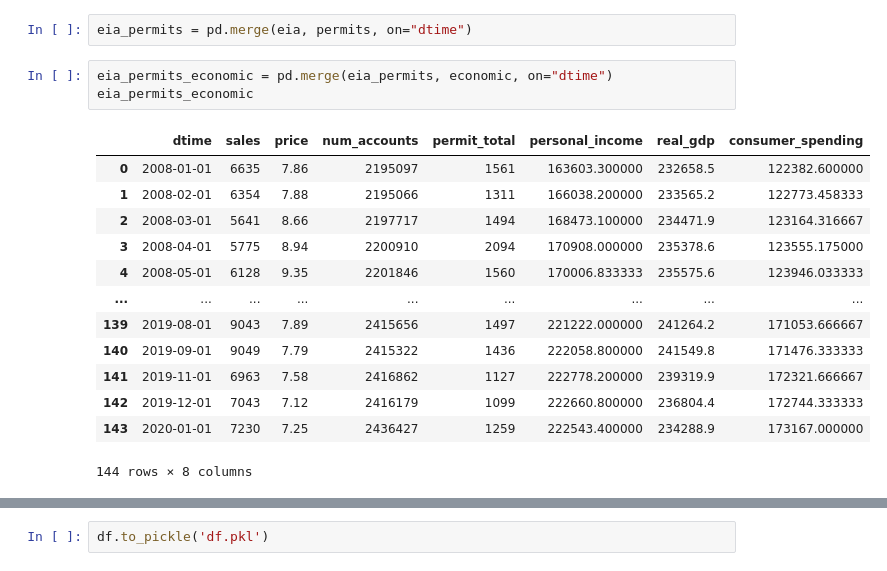
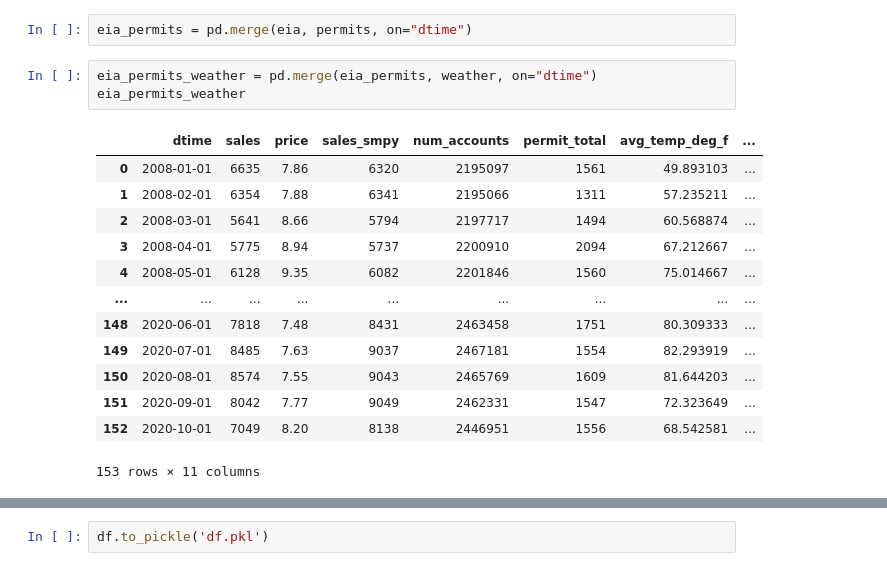
Before and after one commit to dunleavyjason/electricity_usage, a Jupyter notebook: merge_eda.ipynb, the cells around one changed output, grey strips where cells are left out. Drawn from its saved outputs; the diff is of its cells as text.

```diff
--- a/merge_eda.ipynb
+++ b/merge_eda.ipynb
@@ -92,19 +93,19 @@ state_pop
 # %%
 eia_permits = pd.merge(eia, permits, on="dtime")
 # %%
-eia_permits_economic = pd.merge(eia_permits, economic, on="dtime")
-eia_permits_economic
+eia_permits_weather = pd.merge(eia_permits, weather, on="dtime")
+eia_permits_weather
 # %% [output]
-|  | dtime | sales | price | num_accounts | permit_total | personal_income | real_gdp | consumer_spending |
-| 0 | 2008-01-01 | 6635 | 7.86 | 2195097 | 1561 | 163603.300000 | 232658.5 | 122382.600000 |
-| 1 | 2008-02-01 | 6354 | 7.88 | 2195066 | 1311 | 166038.200000 | 233565.2 | 122773.458333 |
-| 2 | 2008-03-01 | 5641 | 8.66 | 2197717 | 1494 | 168473.100000 | 234471.9 | 123164.316667 |
-| 3 | 2008-04-01 | 5775 | 8.94 | 2200910 | 2094 | 170908.000000 | 235378.6 | 123555.175000 |
-| 4 | 2008-05-01 | 6128 | 9.35 | 2201846 | 1560 | 170006.833333 | 235575.6 | 123946.033333 |
+|  | dtime | sales | price | sales_smpy | num_accounts | permit_total | avg_temp_deg_f | ... |
+| 0 | 2008-01-01 | 6635 | 7.86 | 6320 | 2195097 | 1561 | 49.893103 | ... |
+| 1 | 2008-02-01 | 6354 | 7.88 | 6341 | 2195066 | 1311 | 57.235211 | ... |
+| 2 | 2008-03-01 | 5641 | 8.66 | 5794 | 2197717 | 1494 | 60.568874 | ... |
+| 3 | 2008-04-01 | 5775 | 8.94 | 5737 | 2200910 | 2094 | 67.212667 | ... |
+| 4 | 2008-05-01 | 6128 | 9.35 | 6082 | 2201846 | 1560 | 75.014667 | ... |
 | ... | ... | ... | ... | ... | ... | ... | ... | ... |
-| 139 | 2019-08-01 | 9043 | 7.89 | 2415656 | 1497 | 221222.000000 | 241264.2 | 171053.666667 |
-| 140 | 2019-09-01 | 9049 | 7.79 | 2415322 | 1436 | 222058.800000 | 241549.8 | 171476.333333 |
-| 141 | 2019-11-01 | 6963 | 7.58 | 2416862 | 1127 | 222778.200000 | 239319.9 | 172321.666667 |
-| 142 | 2019-12-01 | 7043 | 7.12 | 2416179 | 1099 | 222660.800000 | 236804.4 | 172744.333333 |
-| 143 | 2020-01-01 | 7230 | 7.25 | 2436427 | 1259 | 222543.400000 | 234288.9 | 173167.000000 |
+| 148 | 2020-06-01 | 7818 | 7.48 | 8431 | 2463458 | 1751 | 80.309333 | ... |
+| 149 | 2020-07-01 | 8485 | 7.63 | 9037 | 2467181 | 1554 | 82.293919 | ... |
+| 150 | 2020-08-01 | 8574 | 7.55 | 9043 | 2465769 | 1609 | 81.644203 | ... |
+| 151 | 2020-09-01 | 8042 | 7.77 | 9049 | 2462331 | 1547 | 72.323649 | ... |
+| 152 | 2020-10-01 | 7049 | 8.20 | 8138 | 2446951 | 1556 | 68.542581 | ... |
-144 rows × 8 columns
+153 rows × 11 columns
```
Also changed, not shown: parts of 12 cells of this notebook, 20 other files.
